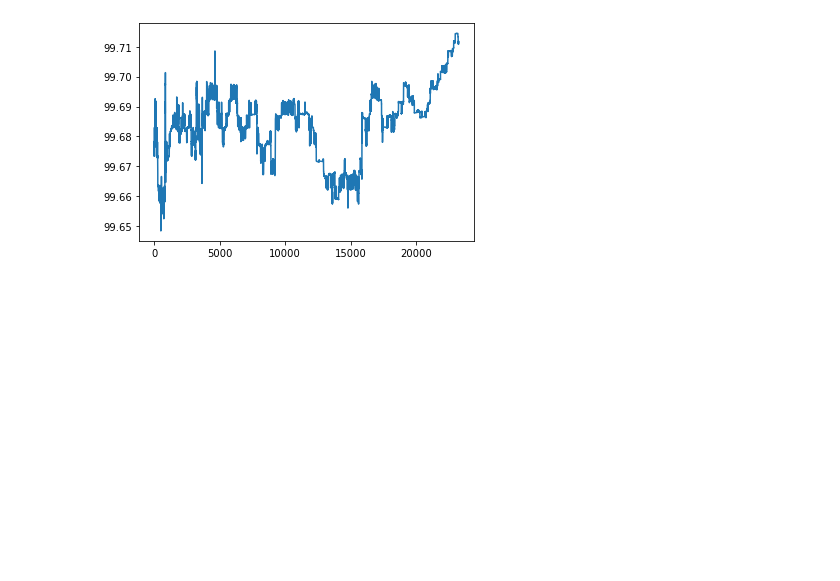
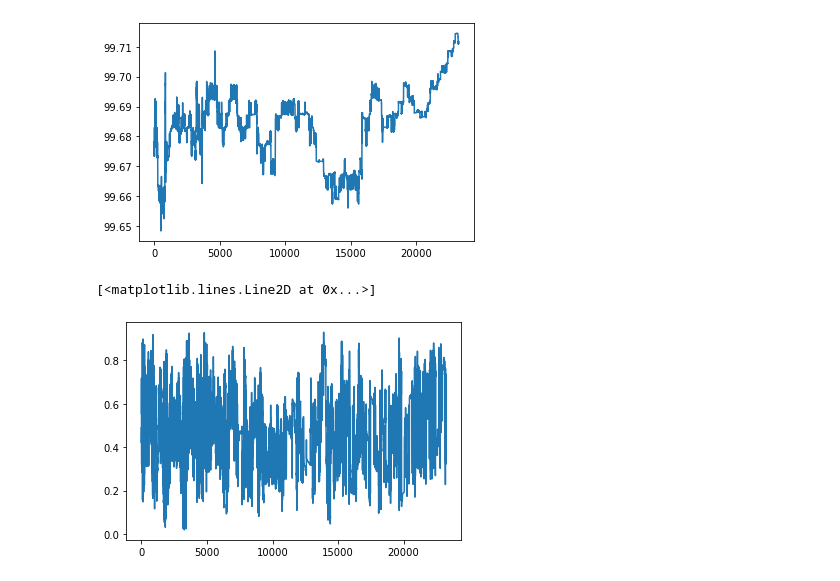
Before and after one commit to saranshss/MicroPrice, a Jupyter notebook: SR1_basic_saransh.ipynb, the cells around one changed output. Drawn from its saved outputs; the diff is of its cells as text; code cells hidden in the pictures; blank space fills up the shorter version.

```diff
--- a/SR1_basic_saransh.ipynb
+++ b/SR1_basic_saransh.ipynb
@@ -481,3 +480,8 @@ plt.plot(df1.wmid)
 # %% [output]
 [<matplotlib.lines.Line2D at 0x...>]
 [figure]
+# %%
+plt.plot(df1.imb)
+# %% [output]
+[<matplotlib.lines.Line2D at 0x...>]
+[figure, added]
```
Also changed, not shown: parts of 1 cell of this notebook.
